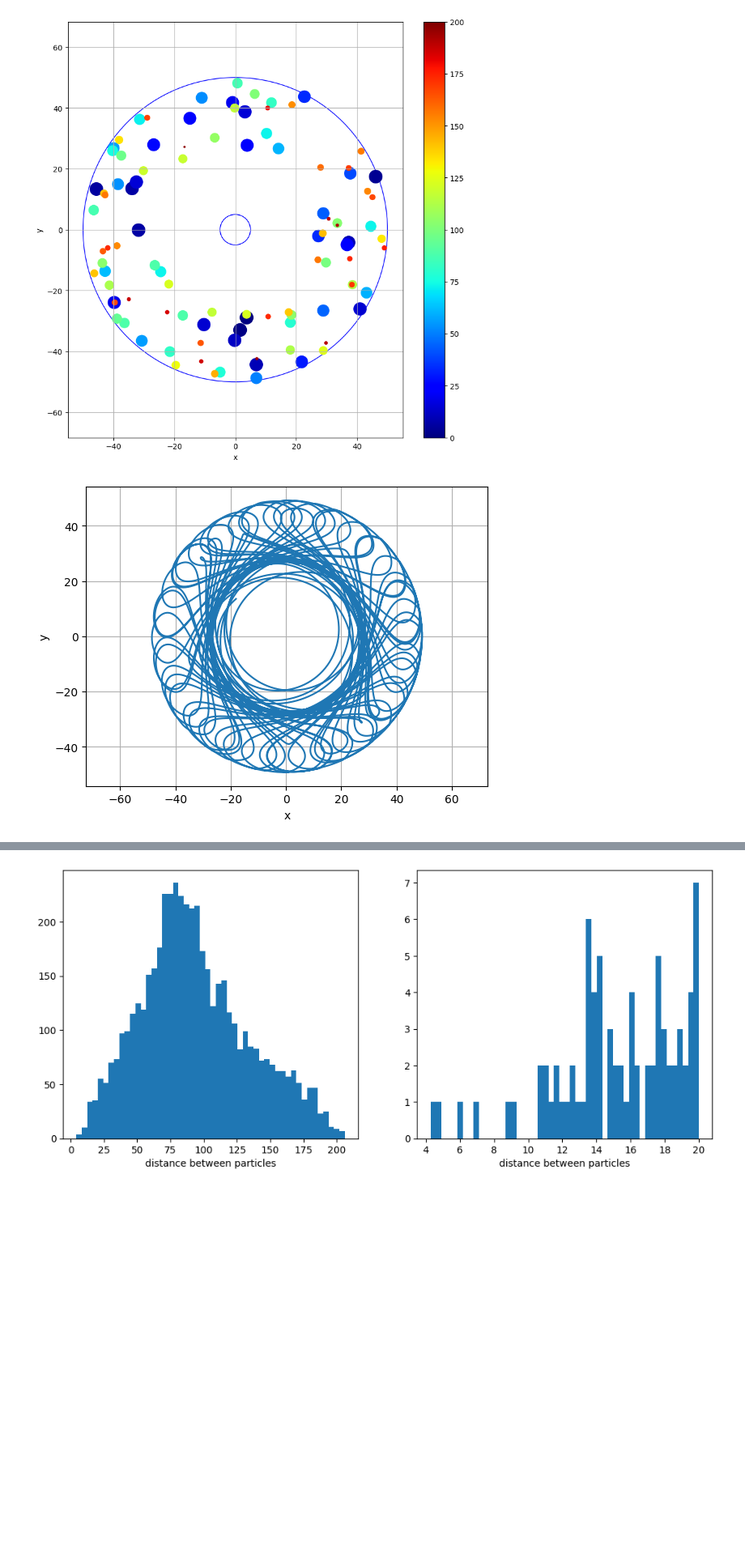
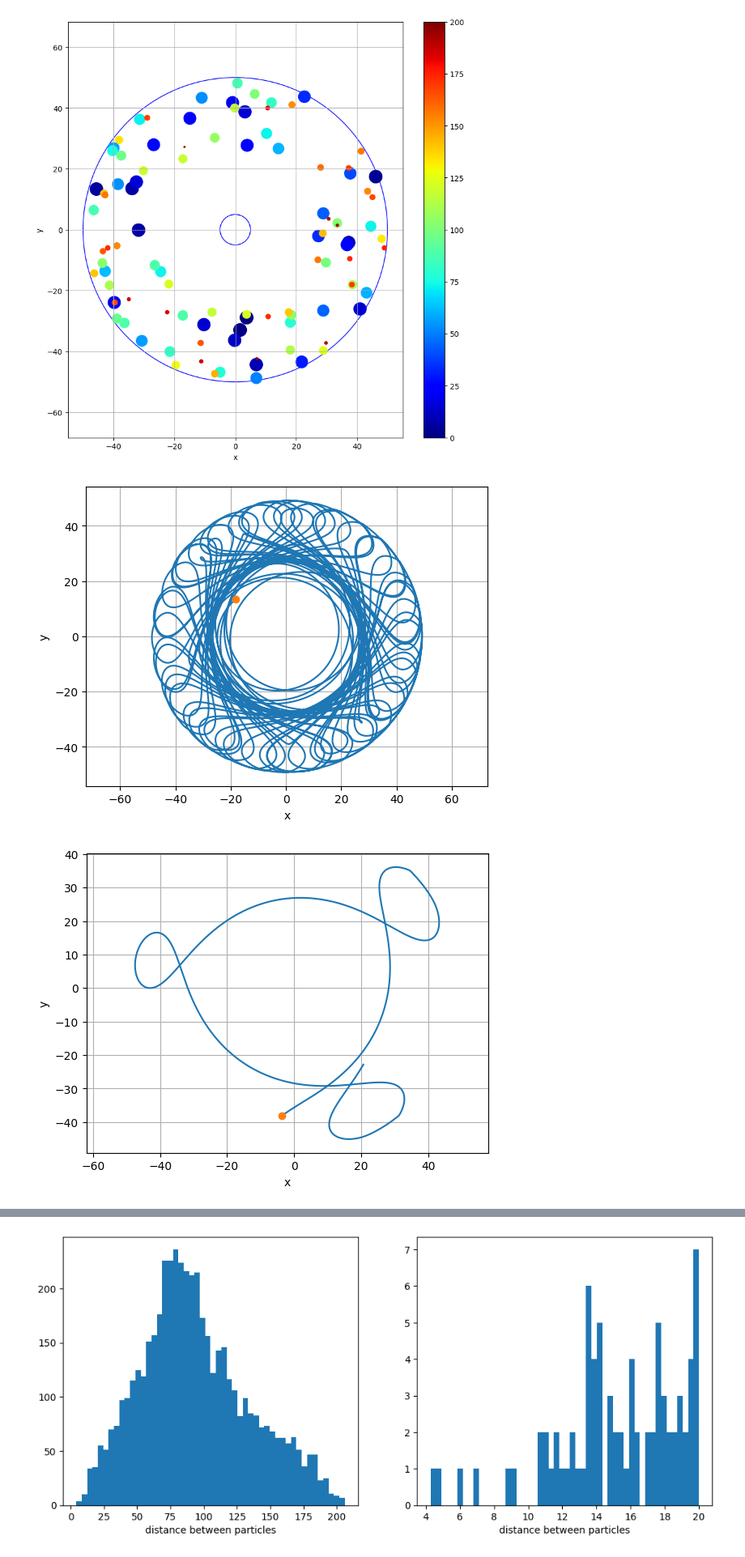
Before and after one commit to dzinty/microswimmers, a Jupyter notebook: many_swimmers_euler.ipynb, the cells around one changed output, grey strips where cells are left out. Shown at 81% size. Cells and saved outputs as stored; diff of their text form; code cells hidden in the pictures; blank space fills up the shorter version.

```diff
--- a/many_swimmers_euler.ipynb
+++ b/many_swimmers_euler.ipynb
@@ -130,7 +130,8 @@ def plot_R_mean(sol):
 # %%
 def plot_trajectory(sol_i):
     fig, axs = plt.subplots()
-    axs.plot(sol_i[:,0], sol_i[:,1], label=f'i')
+    axs.plot(sol_i[:,0], sol_i[:,1])
+    axs.plot(sol_i[0,0], sol_i[0,1], 'o')
 
     axs.set_xlabel('x')
     axs.set_ylabel('y')
@@ -583,4 +584,10 @@ plot_2d(Rs_sol_noisy_tumb_5[:,-1,:])
 # %%
 plot_trajectory(Rs_sol_noisy_tumb_5[10])
 # %% [output]
-[figure, old version]
+[figure, new version]
+# %%
+TT = int(T_tumb*10)
+n = 20
+plot_trajectory(Rs_sol_noisy_tumb_5[10][n * TT:(n + 2) * TT])
+# %% [output]
+[figure, added]
```
Also changed, not shown: parts of 3 cells of this notebook.
